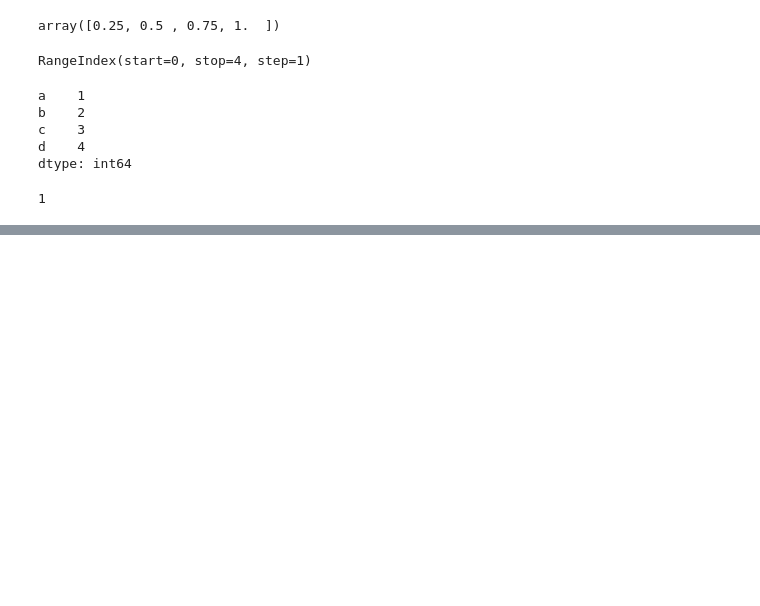
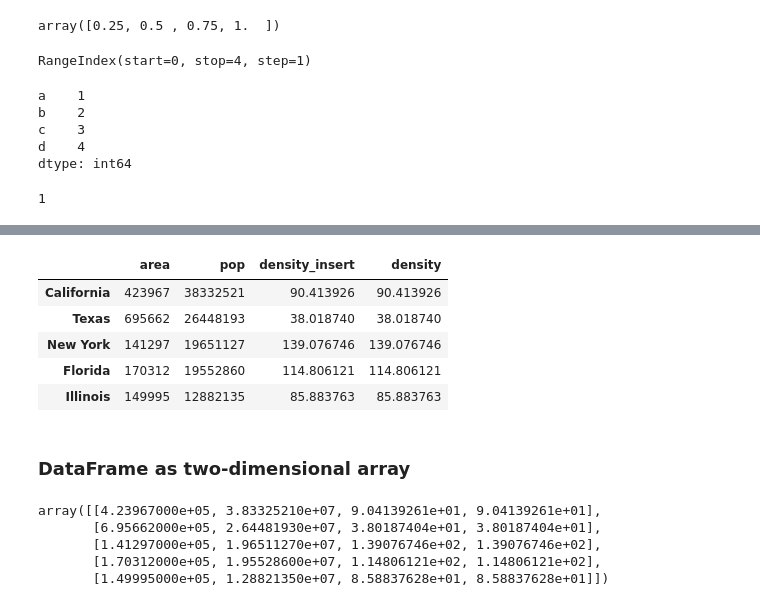
Before and after one commit to shredder47/Data-Science-Using-Python, a Jupyter notebook: DS_Pandas.ipynb, the cells around one changed output, grey strips where cells are left out. Cells and saved outputs as stored; diff of their text form; code cells hidden in the pictures; blank space fills up the shorter version.

```diff
--- a/DS_Pandas.ipynb
+++ b/DS_Pandas.ipynb
@@ -46,0 +232,14 @@ data['a']
+# %%
+area = pd.Series({'California': 423967, 'Texas': 695662,
+                  'New York': 141297, 'Florida': 170312,
+                  'Illinois': 149995
+                 }
+                )
+
+pop = pd.Series({'California': 38332521, 'Texas': 26448193,
+                 'New York': 19651127, 'Florida': 19552860,
+                 'Illinois': 12882135
+                })
+
+data = pd.DataFrame({'area':area, 'pop':pop})
+data
@@ -46,0 +283,5 @@ data['a']
+# %%
+# adding new column
+
+data['density'] = data['pop'] / data['area']
+data
@@ -46,0 +295,21 @@ data['a']
+# %%
+#another option using .insert()
+data.insert(2,'density_insert' , value = data['pop'] / data['area'])
+data
+# %% [output]
+|  | area | pop | density_insert | density |
+| California | 423967 | 38332521 | 90.413926 | 90.413926 |
+| Texas | 695662 | 26448193 | 38.018740 | 38.018740 |
+| New York | 141297 | 19651127 | 139.076746 | 139.076746 |
+| Florida | 170312 | 19552860 | 114.806121 | 114.806121 |
+| Illinois | 149995 | 12882135 | 85.883763 | 85.883763 |
+# %% [markdown]
+### DataFrame as two-dimensional array
+# %%
+data.values
+# %% [output]
+array([[4.23967000e+05, 3.83325210e+07, 9.04139261e+01, 9.04139261e+01],
+       [6.95662000e+05, 2.64481930e+07, 3.80187404e+01, 3.80187404e+01],
+       [1.41297000e+05, 1.96511270e+07, 1.39076746e+02, 1.39076746e+02],
+       [1.70312000e+05, 1.95528600e+07, 1.14806121e+02, 1.14806121e+02],
+       [1.49995000e+05, 1.28821350e+07, 8.58837628e+01, 8.58837628e+01]])
```
Also changed, not shown: parts of 42 cells of this notebook.
